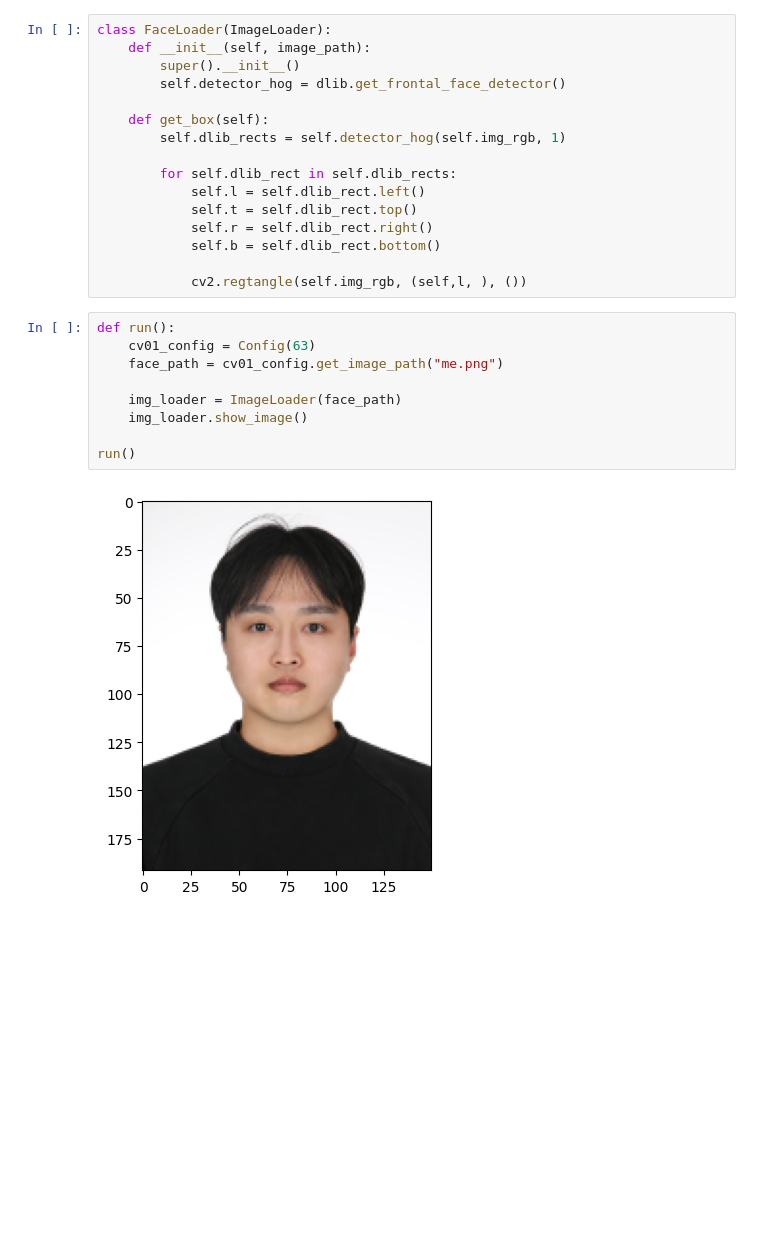
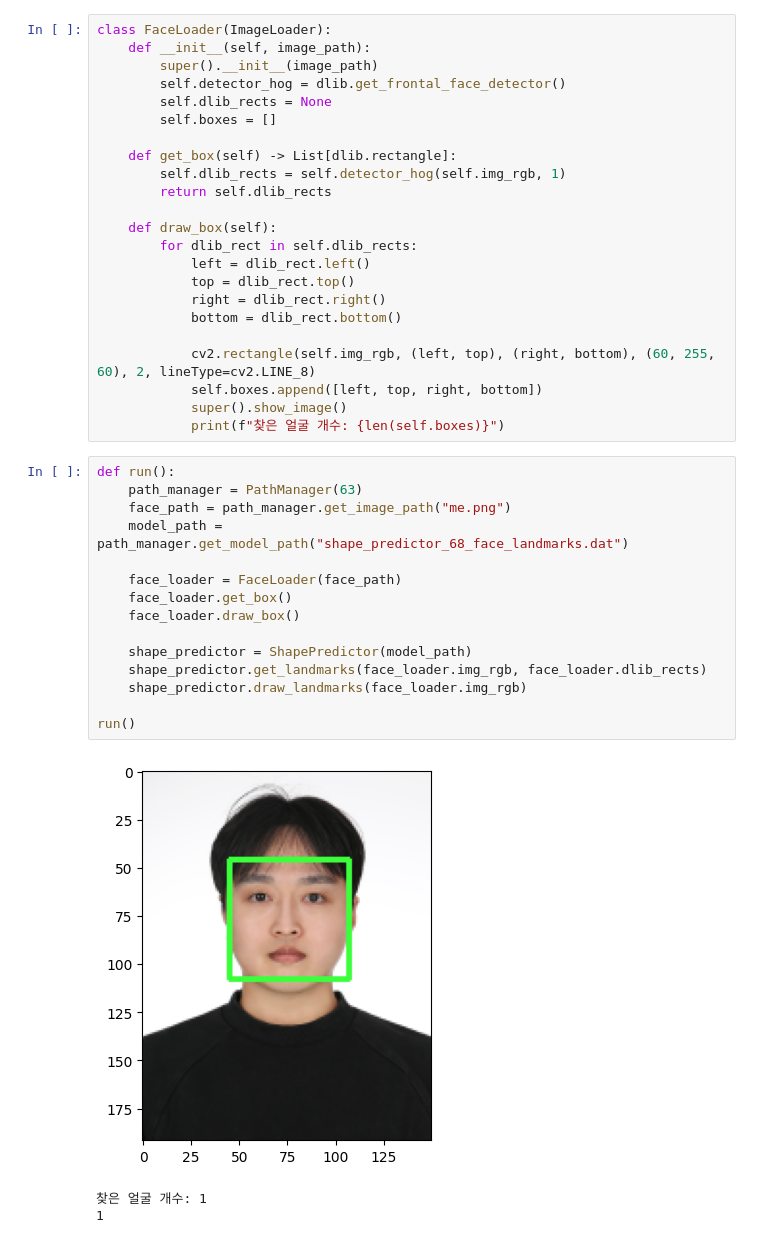
Before and after one commit to count-im/AIFFEL_quest_eng_jongha, a Jupyter notebook: Computer_Vision/CV01/CV01.ipynb, the cells around one changed output. Drawn from its saved outputs; the diff is of its cells as text; blank space fills up the shorter version.

```diff
--- a/Computer_Vision/CV01/CV01.ipynb
+++ b/Computer_Vision/CV01/CV01.ipynb
@@ -57,27 +90,42 @@ class ImageLoader:
 # %%
 class FaceLoader(ImageLoader):
     def __init__(self, image_path):
-        super().__init__()
+        super().__init__(image_path)
         self.detector_hog = dlib.get_frontal_face_detector()
+        self.dlib_rects = None
+        self.boxes = []
 
-    def get_box(self):
+    def get_box(self) -> List[dlib.rectangle]:
         self.dlib_rects = self.detector_hog(self.img_rgb, 1)
+        return self.dlib_rects
 
-        for self.dlib_rect in self.dlib_rects:
-            self.l = self.dlib_rect.left()
-            self.t = self.dlib_rect.top()
-            self.r = self.dlib_rect.right()
-            self.b = self.dlib_rect.bottom()
+    def draw_box(self):
+        for dlib_rect in self.dlib_rects:
+            left = dlib_rect.left()
+            top = dlib_rect.top()
+            right = dlib_rect.right()
+            bottom = dlib_rect.bottom()
 
-            cv2.regtangle(self.img_rgb, (self,l, ), ())
+            cv2.rectangle(self.img_rgb, (left, top), (right, bottom), (60, 255, 60), 2, lineType=cv2.LINE_8)
+            self.boxes.append([left, top, right, bottom])
+            super().show_image()
+            print(f"찾은 얼굴 개수: {len(self.boxes)}")
 # %%
 def run():
-    cv01_config = Config(63)
-    face_path = cv01_config.get_image_path("me.png")
+    path_manager = PathManager(63)
+    face_path = path_manager.get_image_path("me.png")
+    model_path = path_manager.get_model_path("shape_predictor_68_face_landmarks.dat")
 
-    img_loader = ImageLoader(face_path)
-    img_loader.show_image()
+    face_loader = FaceLoader(face_path)
+    face_loader.get_box()
+    face_loader.draw_box()
+
+    shape_predictor = ShapePredictor(model_path)
+    shape_predictor.get_landmarks(face_loader.img_rgb, face_loader.dlib_rects)
+    shape_predictor.draw_landmarks(face_loader.img_rgb)
 
 run()
 # %% [output]
-[figure, old version]
+[figure, new version]
+찾은 얼굴 개수: 1
+1
```
Also changed, not shown: parts of 4 cells of this notebook, 2 other files.
